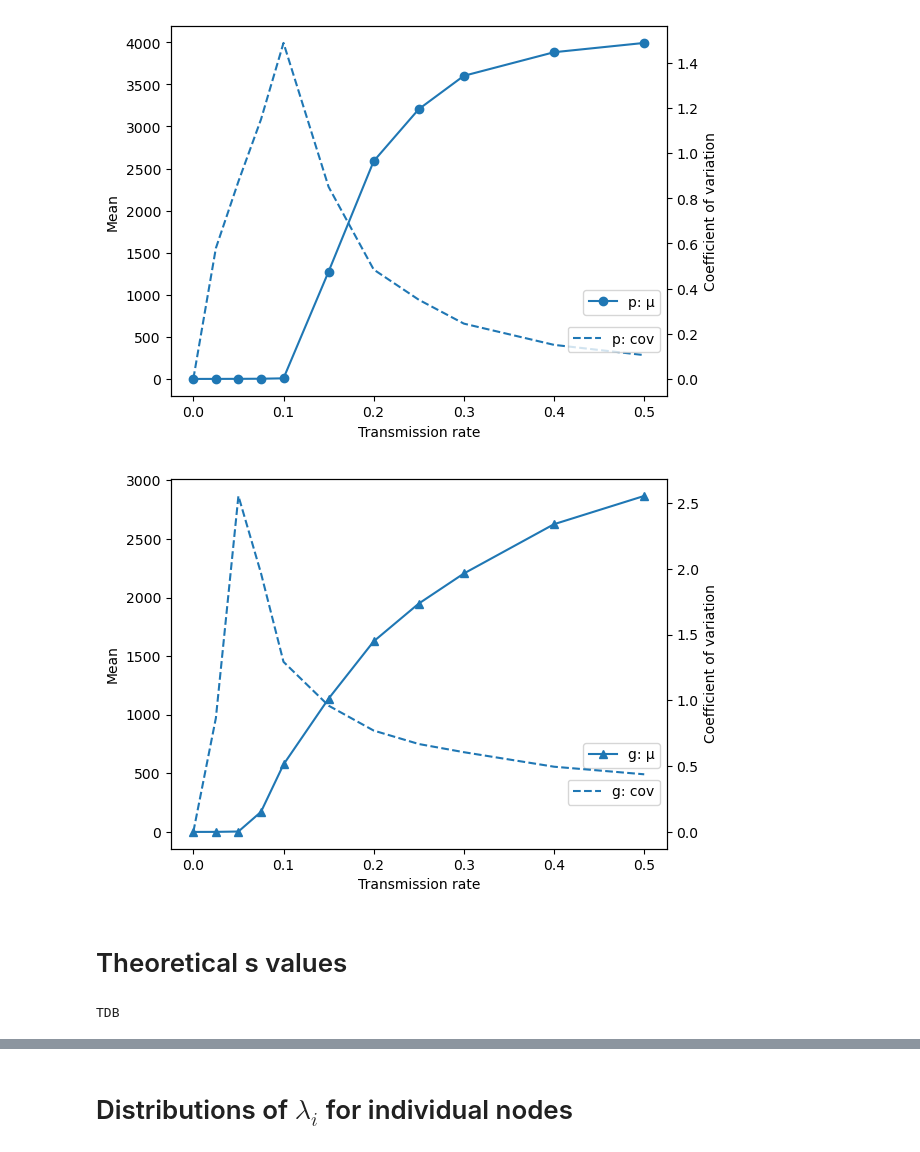
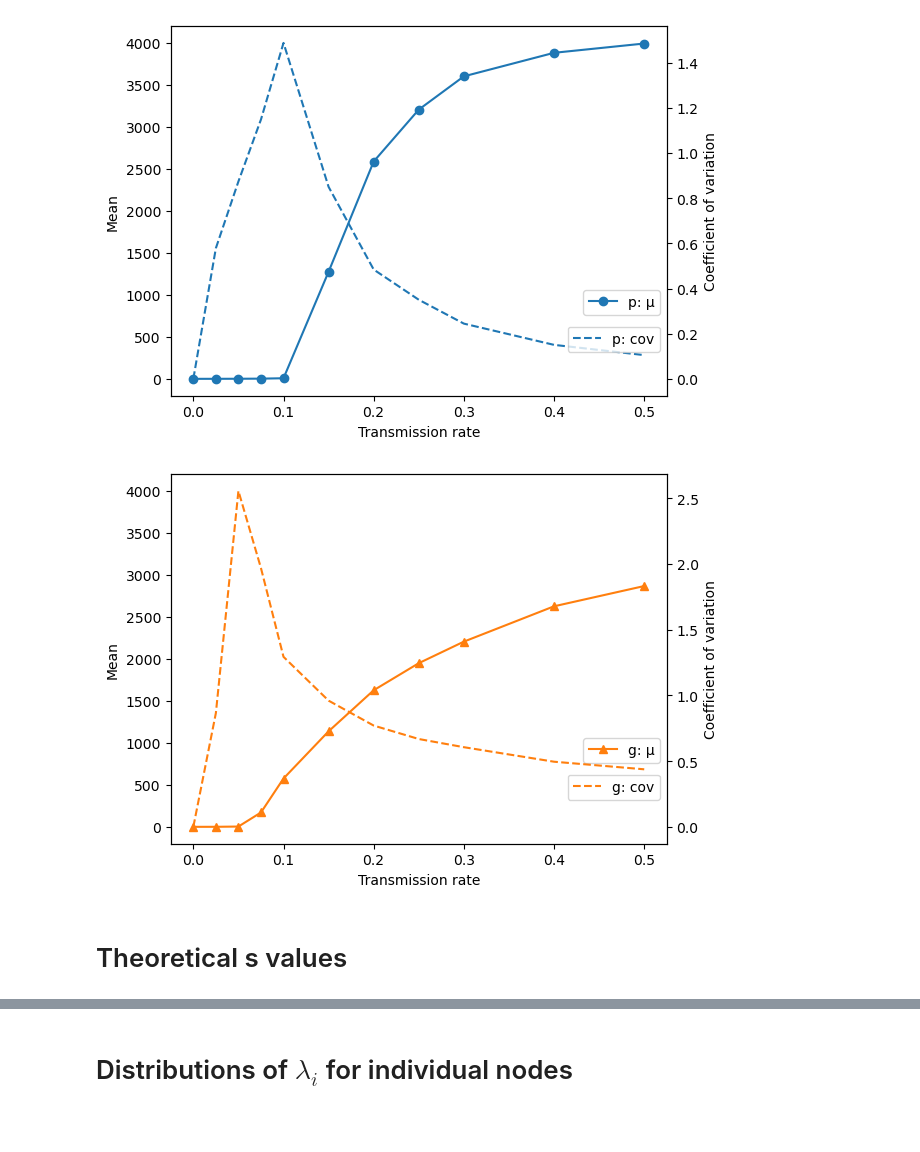
Before and after one commit to SunnyRT/SF5_network_analysis, a Jupyter notebook: experiments2.ipynb, the cells around one changed output, grey strips where cells are left out. Drawn from its saved outputs; the diff is of its cells as text; code cells hidden in the pictures; blank space fills up the shorter version.

```diff
--- a/experiments2.ipynb
+++ b/experiments2.ipynb
@@ -186,29 +186,26 @@ plt.show()
 # %%
 # Plot data on the first y-axis
 fig, ax1 = plt.subplots()
-ax1.plot(lambda_means, mu_g, "^-", color = 'tab:blue', label="g: μ")
+ax1.plot(lambda_means, mu_g, "^-", color = 'tab:orange', label="g: μ")
 ax1.set_xscale('linear')
 ax1.set_xlabel('Transmission rate')
 ax1.set_ylabel("Mean")
 ax1.tick_params(axis='y')
+ax1.set_ylim([-200, 4200])
 
 # Create the second y-axis
 ax2 = ax1.twinx()
-ax2.plot(lambda_means, cov_g, "--", color = 'tab:blue', label="g: cov")
+ax2.plot(lambda_means, cov_g, "--", color = 'tab:orange', label="g: cov")
 ax2.set_xscale('linear')
 ax2.set_ylabel("Coefficient of variation")
 ax2.tick_params(axis='y')
 
 # Add legends
 ax1.legend(loc='lower right', bbox_to_anchor=(1.0, 0.2))
 ax2.legend(loc='lower right', bbox_to_anchor=(1.0, 0.1))
 # Show the plot
 plt.show()
 # %% [output]
-[figure, old version]
+[figure, new version]
 # %% [markdown]
 # Theoretical s values
-# %%
-print("TDB")
-# %% [output]
-TDB
```
Also changed, not shown: parts of 46 cells of this notebook, 2 other files.
